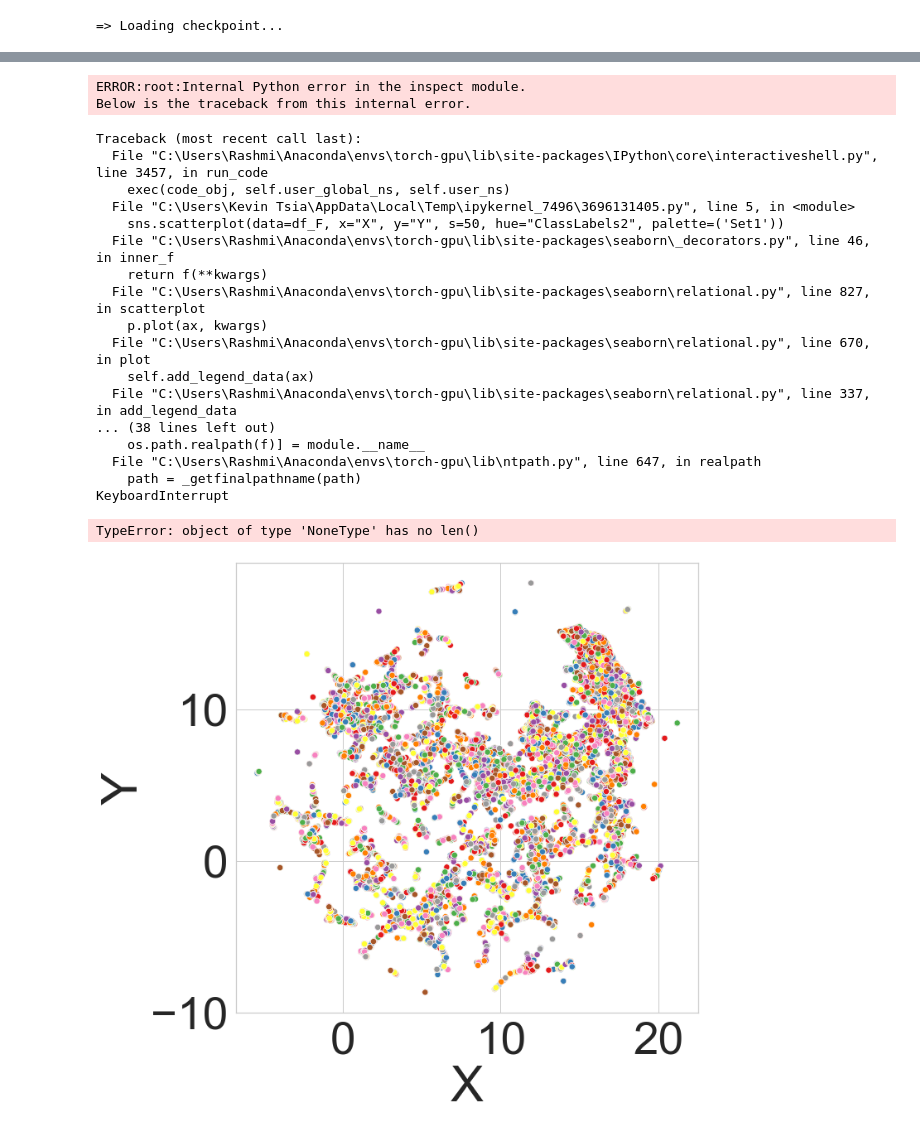
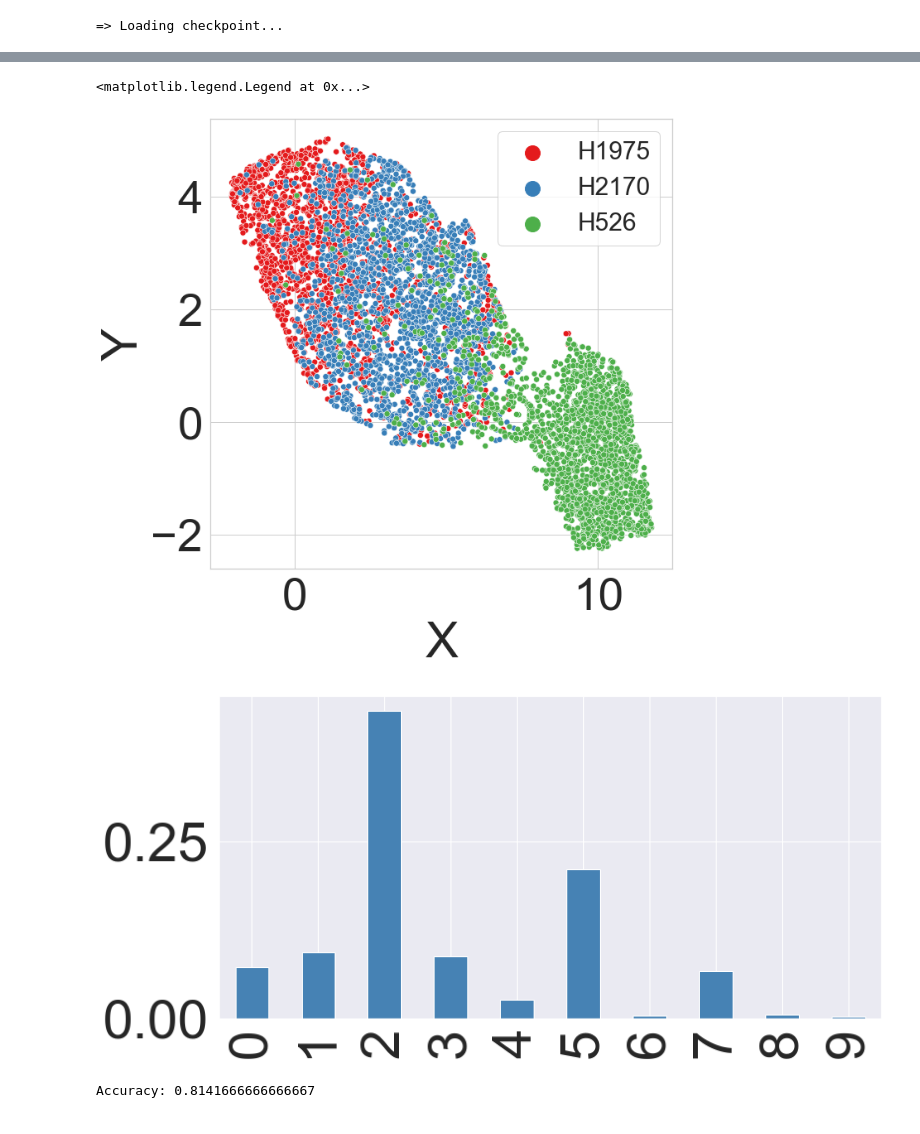
Before and after one commit to rashmisrm/MorphoGenie, a Jupyter notebook: MorphoGenie-Test.ipynb, the cells around one changed output, grey strips where cells are left out. Drawn from its saved outputs; the diff is of its cells as text; code cells hidden in the pictures.

Commit message:
Test-update

```diff
--- a/MorphoGenie-Test.ipynb
+++ b/MorphoGenie-Test.ipynb
@@ -72,8 +72,8 @@ infodistil_mode=True #'Infodistill')
 
 #dvae_name='cells_trial_factor176'
 #name='GAN_Trial176_1'
-TrainDataset='CCy' # Example LC, EMT, CPA
-TestDataset='EMT/'
+TrainDataset='LC' # Example LC, EMT, CPA
+TestDataset='LC/'
 Model_dir='./Models'
 dset_dir='./ProcessedData/'
 #config_path = os.path.join(config_dir, config)
@@ -226,7 +226,7 @@ label2=[]
 label3=[]
 travN_MainDir='./outputs/TraversalLoop/'
 #travN_MainDir= 'Z:/COVID-FTP/Rashmi/IDGAN/outputs/'
-Traversal_Save=True # Set flag to True if you wish to save traversal images to generate interpretation heatmap else set to False
+Traversal_Save=False # Set flag to True if you wish to save traversal images to generate interpretation heatmap else set to False
 # %%
 
 
@@ -269,7 +269,7 @@ for x_true, path, label in data_loader:
             #c_lat_sample=c_lat_sample.unsqueeze(0)
             z_sample=z_sample.unsqueeze(0)
             travN
-            ncol=dis_evaluator.traverse_c1z1(travN, z_sample, c_lat_sample, save='True', save_type='idgan', TravImRet='True', cmap='viridis')
+            ncol=dis_evaluator.traverse_c1z1(travN, z_sample, c_lat_sample, save='False', save_type='idgan', TravImRet=Traversal_Save, cmap='viridis')
             print('Saving Traversal Images')
 
 ## Sorting the feature tables according to order generated in the ImageGenerator
@@ -325,29 +307,10 @@ df_F=pd.concat([df1, df2, df3],axis=1)
 # %%
 plt.figure(figsize=(10,10))
 #plt.axis('off')
 sns.set_style("whitegrid")
 
-sns.scatterplot(data=df_F, x="X", y="Y", s=50, hue="ClassLabels2", palette=('Set1'))
+sns.scatterplot(data=df_F, x="X", y="Y", s=50, hue="ClassLabels1", palette=('Set1'))
 plt.legend(markerscale=3, fontsize=30)
 # %% [output]
-ERROR:root:Internal Python error in the inspect module.
-Below is the traceback from this internal error.
+<matplotlib.legend.Legend at 0x...>
-Traceback (most recent call last):
-  File "C:\Users\Rashmi\Anaconda\envs\torch-gpu\lib\site-packages\IPython\core\interactiveshell.py", line 3457, in run_code
-    exec(code_obj, self.user_global_ns, self.user_ns)
-  File "C:\Users\Kevin Tsia\AppData\Local\Temp\ipykernel_7496\3696131405.py", line 5, in <module>
-    sns.scatterplot(data=df_F, x="X", y="Y", s=50, hue="ClassLabels2", palette=('Set1'))
-  File "C:\Users\Rashmi\Anaconda\envs\torch-gpu\lib\site-packages\seaborn\_decorators.py", line 46, in inner_f
-    return f(**kwargs)
-  File "C:\Users\Rashmi\Anaconda\envs\torch-gpu\lib\site-packages\seaborn\relational.py", line 827, in scatterplot
-    p.plot(ax, kwargs)
-  File "C:\Users\Rashmi\Anaconda\envs\torch-gpu\lib\site-packages\seaborn\relational.py", line 670, in plot
-    self.add_legend_data(ax)
-  File "C:\Users\Rashmi\Anaconda\envs\torch-gpu\lib\site-packages\seaborn\relational.py", line 337, in add_legend_data
-... (38 lines left out)
-    os.path.realpath(f)] = module.__name__
-  File "C:\Users\Rashmi\Anaconda\envs\torch-gpu\lib\ntpath.py", line 647, in realpath
-    path = _getfinalpathname(path)
-KeyboardInterrupt
-TypeError: object of type 'NoneType' has no len()
-[figure, old version]
+[figure, new version]
@@ -356,17 +317,13 @@ mu_real_All.shape
 # %%
-
 sns.set(font_scale=5)
-
 from sklearn.tree import DecisionTreeClassifier
 from sklearn.model_selection import train_test_split
 from sklearn import metrics
 import pandas as pd
 plt.grid(None)
-#plt.axis('off')
-
 
 # Split dataset into training set and test set
-X_train, X_test, y_train, y_test = train_test_split(mu_real_All, label2, test_size=0.2, random_state=1)
+X_train, X_test, y_train, y_test = train_test_split(mu_real_All, label1, test_size=0.2, random_state=1)
 clf = DecisionTreeClassifier(criterion='gini', max_depth=7)
 clf.fit(X_train, y_train)  # celltype
 pd.Series(clf.feature_importances_, index=LatentZ.columns).plot.bar(color='steelblue', figsize=(12, 6))
@@ -375,6 +332,9 @@ y_pred = clf.predict(X_test)
 
 
 print("Accuracy:", metrics.accuracy_score(y_test, y_pred))
+# %% [output]
+[figure, added]
+Accuracy: 0.8141666666666667
 # %%
 from sklearn.metrics import ConfusionMatrixDisplay, confusion_matrix,plot_confusion_matrix
 plt.figure(figsize=(5,5))
```
Also changed, not shown: parts of 5 cells of this notebook.
